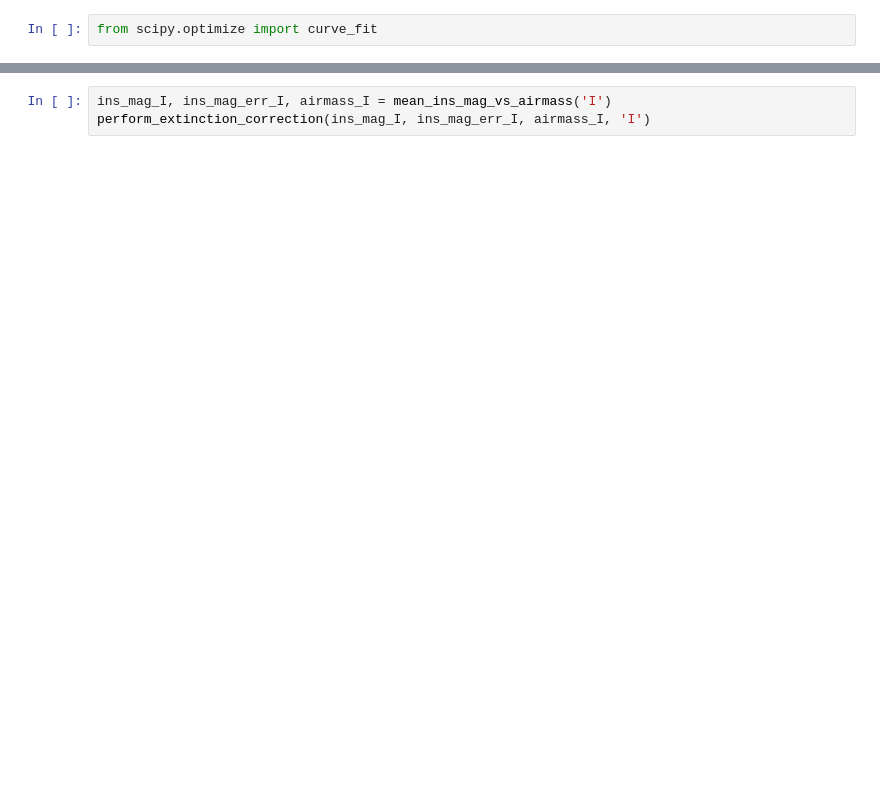
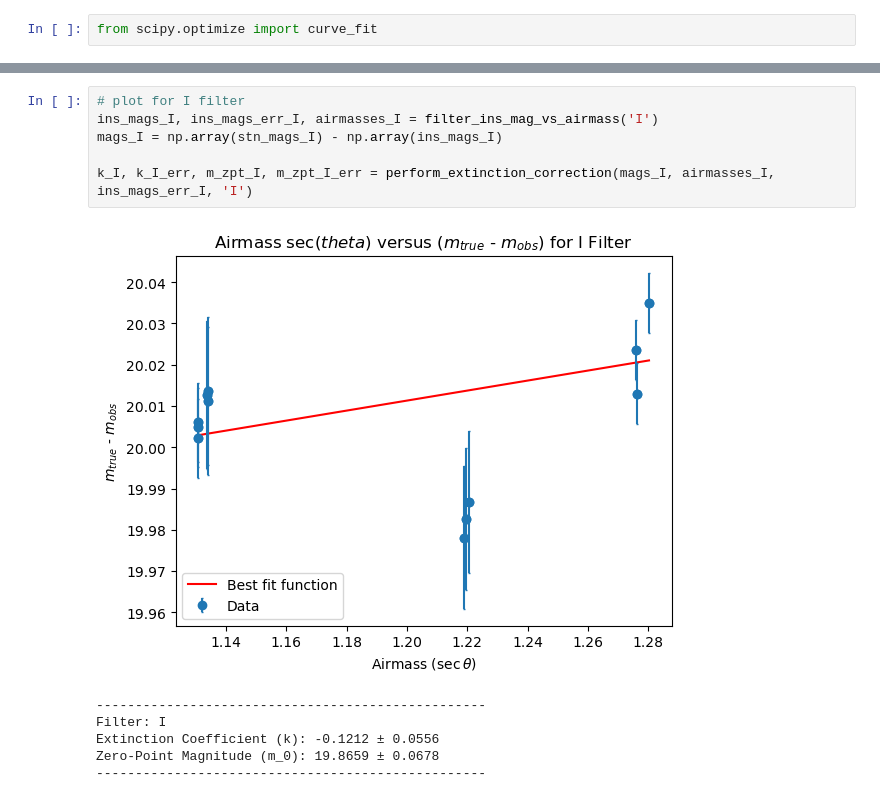
Before and after one commit to siddhantpujni/exoplanets_TGP, a Jupyter notebook: standard_stars.ipynb, the cells around one changed output, grey strips where cells are left out. Drawn from its saved outputs; the diff is of its cells as text; blank space fills up the shorter version.

```diff
--- a/standard_stars.ipynb
+++ b/standard_stars.ipynb
@@ -572,4 +751,14 @@ perform_extinction_correction(ins_mag_B, ins_mag_err_B, airmass_B, 'B')
 # %%
-ins_mag_I, ins_mag_err_I, airmass_I = mean_ins_mag_vs_airmass('I')
-perform_extinction_correction(ins_mag_I, ins_mag_err_I, airmass_I, 'I')
+# plot for I filter
+ins_mags_I, ins_mags_err_I, airmasses_I = filter_ins_mag_vs_airmass('I')
+mags_I = np.array(stn_mags_I) - np.array(ins_mags_I)
+
+k_I, k_I_err, m_zpt_I, m_zpt_I_err = perform_extinction_correction(mags_I, airmasses_I, ins_mags_err_I, 'I')
+# %% [output]
+[figure, added]
+--------------------------------------------------
+Filter: I
+Extinction Coefficient (k): -0.1212 ± 0.0556
+Zero-Point Magnitude (m_0): 19.8659 ± 0.0678
+--------------------------------------------------
 # %%
```
Also changed, not shown: parts of 33 cells of this notebook.
